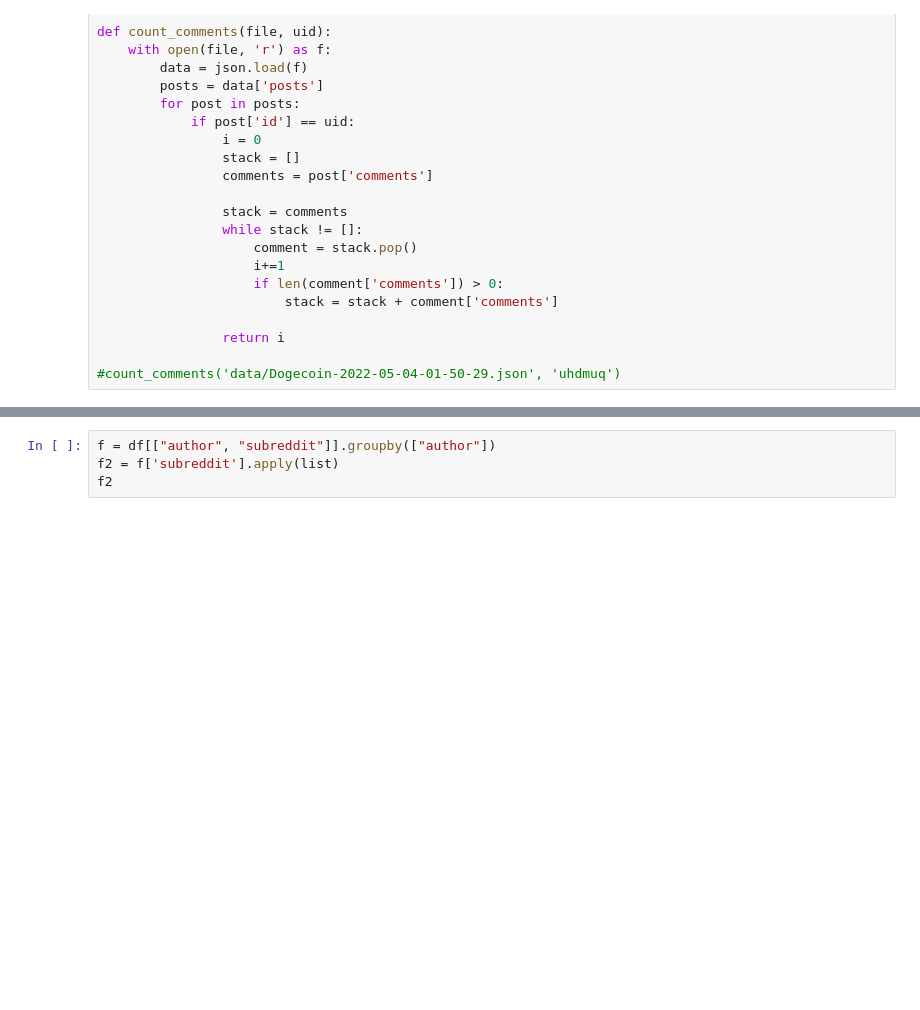
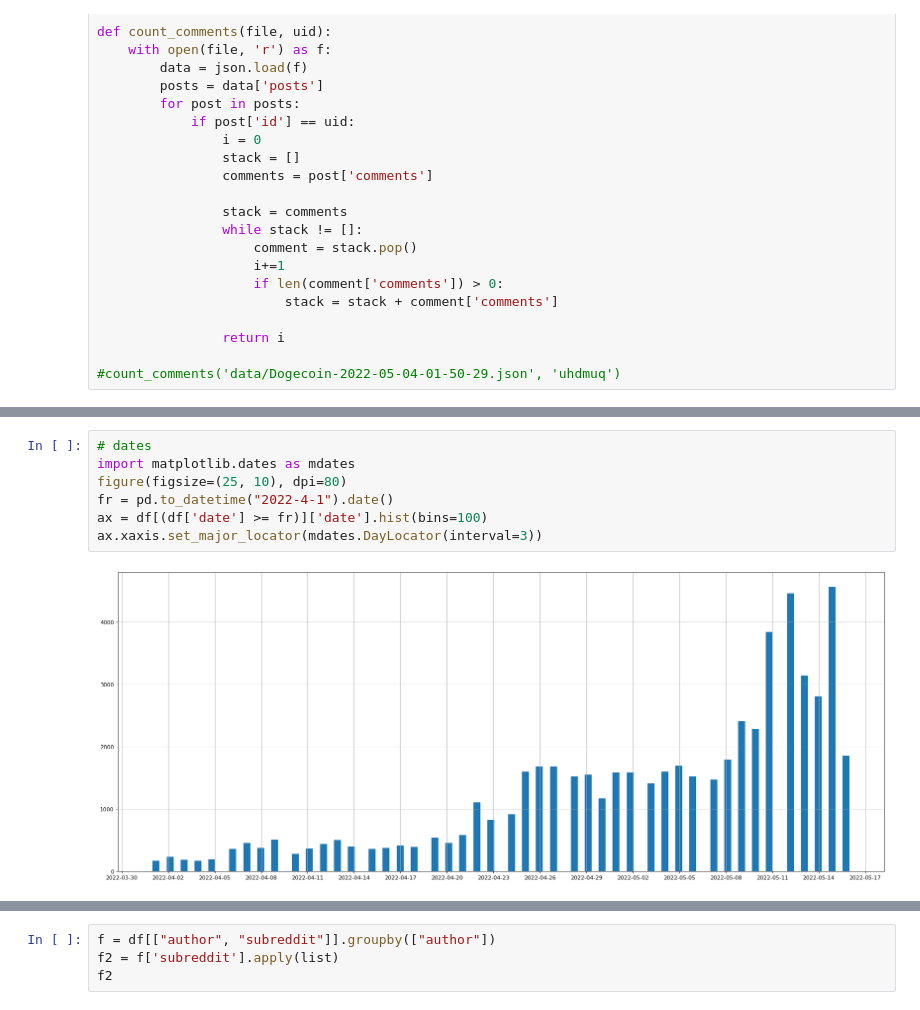
Before and after one commit to anatosun/reddit-cryptocurrency-analysis, a Jupyter notebook: notebooks/stats.ipynb, the cells around one changed output, grey strips where cells are left out. Saved outputs shown, nothing was run; the diff lists cells and outputs as text; blank space fills up the shorter version.

```diff
--- a/notebooks/stats.ipynb
+++ b/notebooks/stats.ipynb
@@ -72,3 +72,12 @@ ax.xaxis.set_major_locator(mdates.DayLocator(interval=3))
+# %%
+# dates
+import matplotlib.dates as mdates
+figure(figsize=(25, 10), dpi=80)
+fr = pd.to_datetime("2022-4-1").date()
+ax = df[(df['date'] >= fr)]['date'].hist(bins=100)
+ax.xaxis.set_major_locator(mdates.DayLocator(interval=3))
+# %% [output]
+[figure, added]
 # %%
 ua=len(pd.unique(df['author']))
 a=len(df['author'])
```
Also changed, not shown: parts of 11 cells of this notebook.
